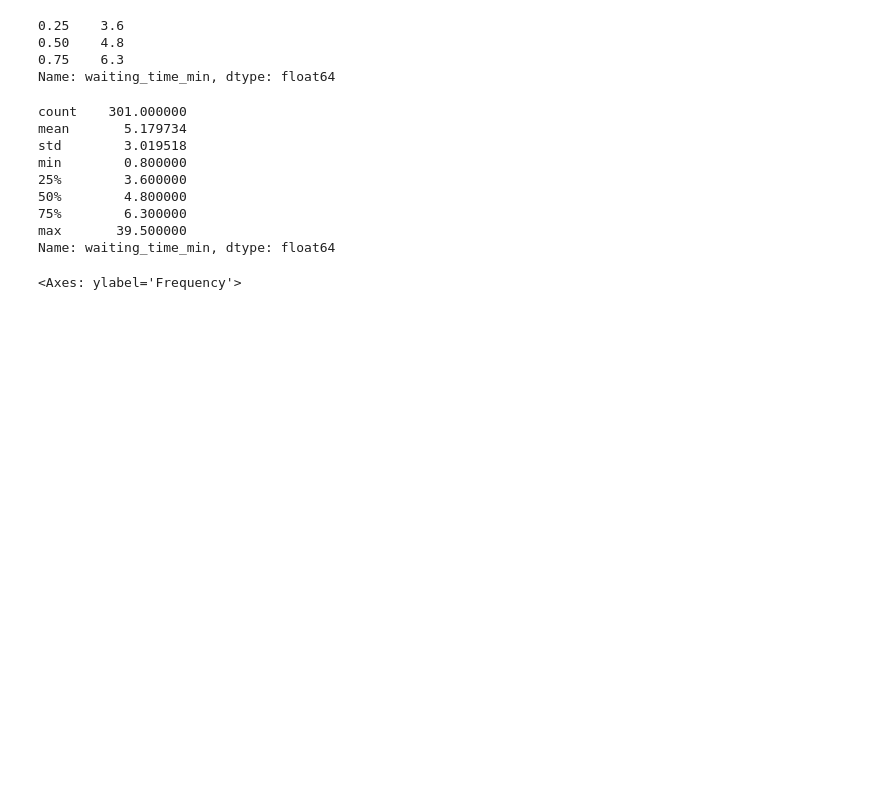
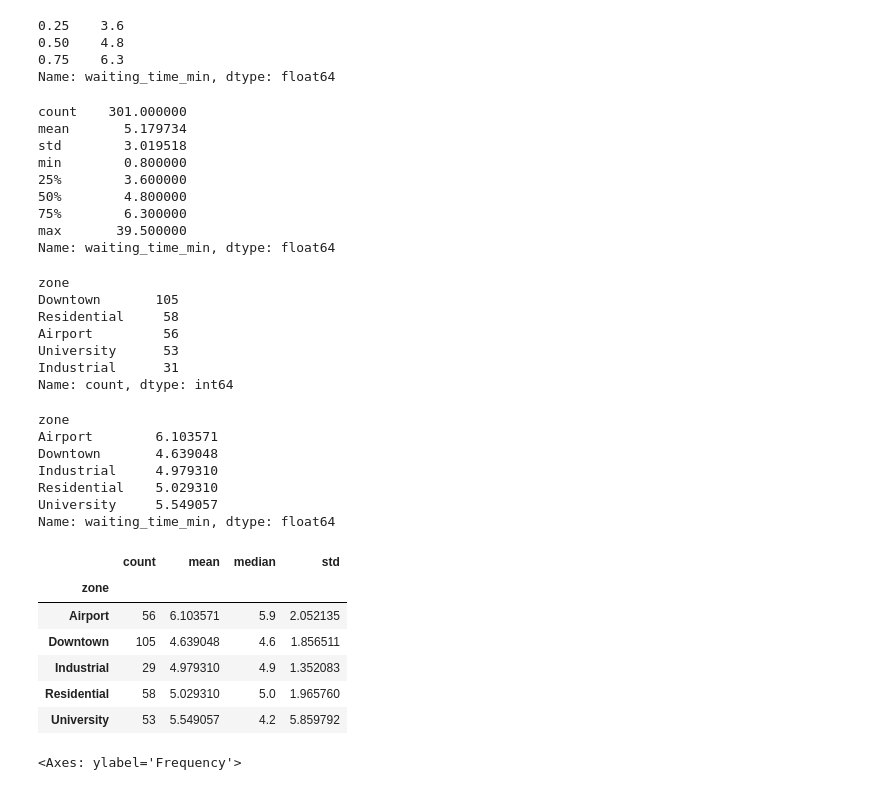
Before and after one commit to XiaomingLiGit/Descriptive-Statistics, a Jupyter notebook: w3/class 6.ipynb, the cells around one changed output. Drawn from its saved outputs; the diff is of its cells as text; code cells hidden in the pictures; blank space fills up the shorter version.

```diff
--- a/w3/class 6.ipynb
+++ b/w3/class 6.ipynb
@@ -1121,14 +1143,36 @@ Name: waiting_time_min, dtype: float64
 # %%
 # Categorical summaries and group comparisons
 
 
 df['zone'].value_counts()
 
-df.groupby('zone')['wait_min'].mean()
+df.groupby('zone')['waiting_time_min'].mean()
 
-df.groupby('zone')['wait_min'].agg(
+df.groupby('zone')['waiting_time_min'].agg(
     ['count', 'mean', 'median', 'std']
 )
+# %% [output]
+zone
+Downtown       105
+Residential     58
+Airport         56
+University      53
+Industrial      31
+Name: count, dtype: int64
+zone
+Airport        6.103571
+Downtown       4.639048
+Industrial     4.979310
+Residential    5.029310
+University     5.549057
+Name: waiting_time_min, dtype: float64
+|  | count | mean | median | std |
+| zone |  |  |  |  |
+| Airport | 56 | 6.103571 | 5.9 | 2.052135 |
+| Downtown | 105 | 4.639048 | 4.6 | 1.856511 |
+| Industrial | 29 | 4.979310 | 4.9 | 1.352083 |
+| Residential | 58 | 5.029310 | 5.0 | 1.965760 |
+| University | 53 | 5.549057 | 4.2 | 5.859792 |
 # %%
 # Basic plots you will use repeatedly
 
```
Also changed, not shown: parts of 4 cells of this notebook, 14 other files.
